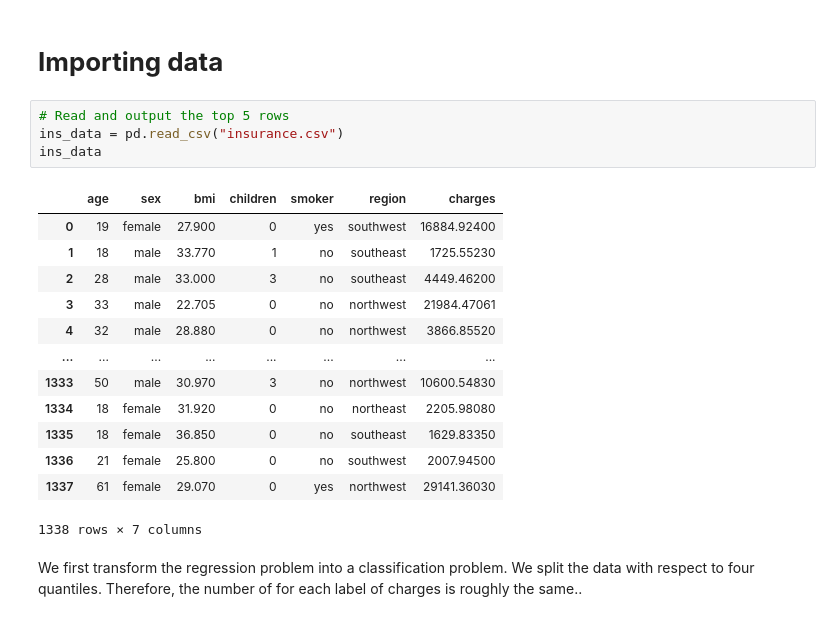
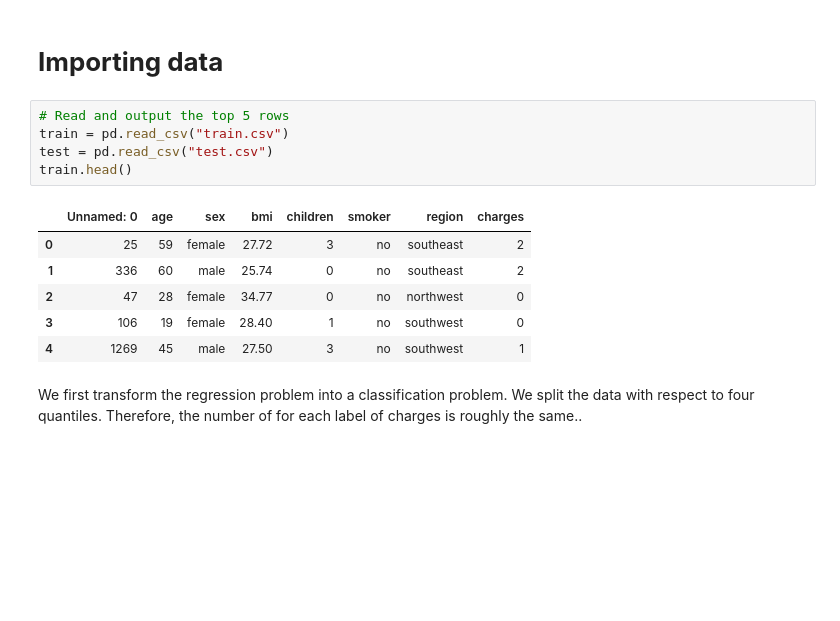
Before and after one commit to JetfiRex/SyntheticDataExperiments, a Jupyter notebook: Balanced/Insurance_numerical_to_classifier_Train_and_Test.ipynb, the cells around one changed output. Cells and saved outputs as stored; diff of their text form; blank space fills up the shorter version.

```diff
--- a/Balanced/Insurance_numerical_to_classifier_Train_and_Test.ipynb
+++ b/Balanced/Insurance_numerical_to_classifier_Train_and_Test.ipynb
@@ -45,22 +45,16 @@ import sdv.constraints as cons # Evaluate synthetic data
 # **Importing data**
 # %%
 # Read and output the top 5 rows
-ins_data = pd.read_csv("insurance.csv")
-ins_data
+train = pd.read_csv("train.csv")
+test = pd.read_csv("test.csv")
+train.head()
 # %% [output]
-|  | age | sex | bmi | children | smoker | region | charges |
-| 0 | 19 | female | 27.900 | 0 | yes | southwest | 16884.92400 |
-| 1 | 18 | male | 33.770 | 1 | no | southeast | 1725.55230 |
-| 2 | 28 | male | 33.000 | 3 | no | southeast | 4449.46200 |
-| 3 | 33 | male | 22.705 | 0 | no | northwest | 21984.47061 |
-| 4 | 32 | male | 28.880 | 0 | no | northwest | 3866.85520 |
-| ... | ... | ... | ... | ... | ... | ... | ... |
-| 1333 | 50 | male | 30.970 | 3 | no | northwest | 10600.54830 |
-| 1334 | 18 | female | 31.920 | 0 | no | northeast | 2205.98080 |
-| 1335 | 18 | female | 36.850 | 0 | no | southeast | 1629.83350 |
-| 1336 | 21 | female | 25.800 | 0 | no | southwest | 2007.94500 |
-| 1337 | 61 | female | 29.070 | 0 | yes | northwest | 29141.36030 |
+|  | Unnamed: 0 | age | sex | bmi | children | smoker | region | charges |
+| 0 | 25 | 59 | female | 27.72 | 3 | no | southeast | 2 |
+| 1 | 336 | 60 | male | 25.74 | 0 | no | southeast | 2 |
+| 2 | 47 | 28 | female | 34.77 | 0 | no | northwest | 0 |
+| 3 | 106 | 19 | female | 28.40 | 1 | no | southwest | 0 |
+| 4 | 1269 | 45 | male | 27.50 | 3 | no | southwest | 1 |
-1338 rows × 7 columns
 # %% [markdown]
 We first transform the regression problem into a classification problem. We split the data with respect to four quantiles. Therefore, the number of for each label of charges is roughly the same..
 # %%
```
Also changed, not shown: 1 other file.
